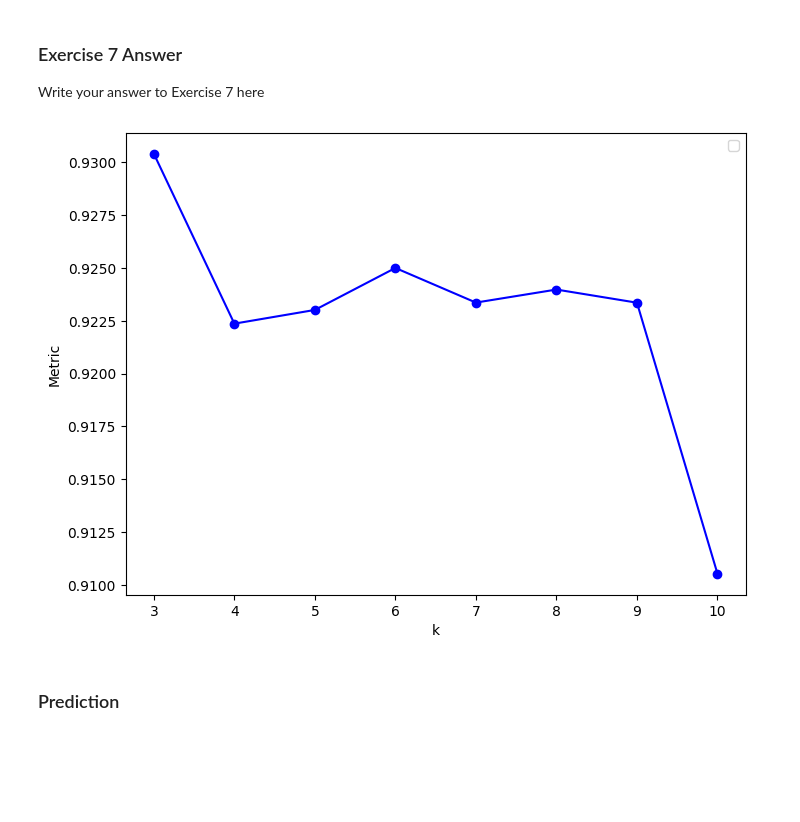
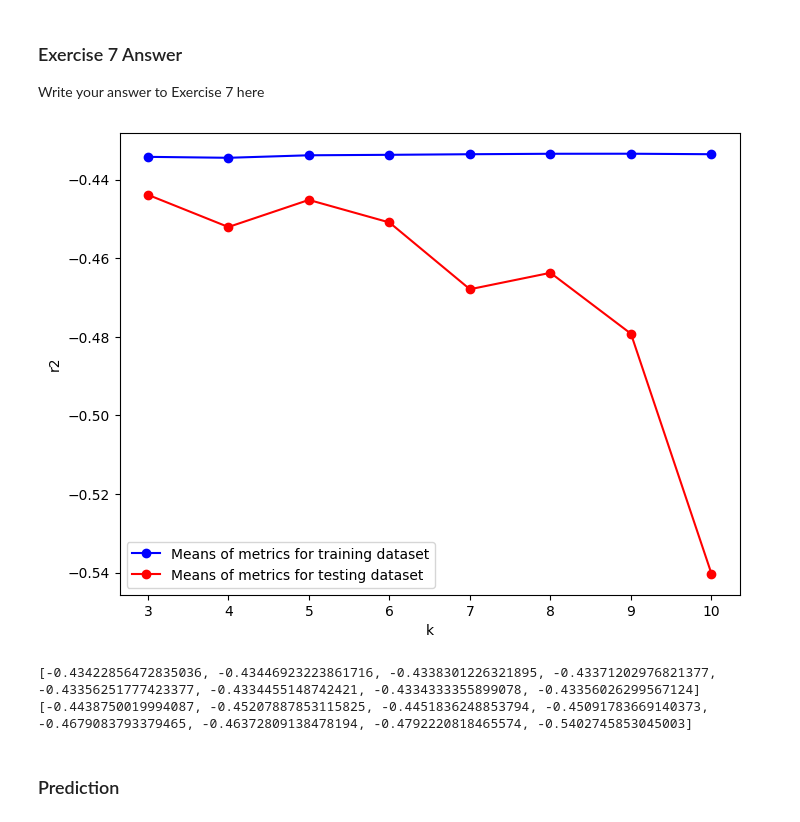
Before and after one commit to sdenyskov/sd995_ads_2024, a Jupyter notebook: notebooks/03-address_glm.ipynb, the cells around one changed output. Cells and saved outputs as stored; diff of their text form; code cells hidden in the pictures; blank space fills up the shorter version.

```diff
--- a/notebooks/03-address_glm.ipynb
+++ b/notebooks/03-address_glm.ipynb
@@ -1061,18 +1171,25 @@ def cross_validation(x, y, k):
 # %%
+metric = "r2"
+
 x = np.array(nssec_df)
 y = np.array(norm_age_df[21])
 
-data = []
+train_data = []
+test_data = []
 
 for k in range(3, 11):
-    metric_list = cross_validation(x, y, k)
-    data.append(np.mean(metric_list))
+    metrics_list = cross_validation(x, y, k, metric)
+    train_metrics = [el[0] for el in metrics_list]
+    test_metrics = [el[1] for el in metrics_list]
+    train_data.append(np.mean(train_metrics))
+    test_data.append(np.mean(test_metrics))
 
 plt.figure(figsize=(8, 6))
-plt.plot(range(3, 11), data, marker='o', linestyle='-', color='b')
+plt.plot(range(3, 11), train_data, marker='o', linestyle='-', color='b', label='Means of metrics for training dataset')
+plt.plot(range(3, 11), test_data, marker='o', linestyle='-', color='r', label='Means of metrics for testing dataset')
 
 plt.xlabel('k')
-plt.ylabel('Metric')
+plt.ylabel(metric)
 plt.xticks(range(3, 11))
 plt.legend()
 plt.show()
@@ -1113,23 +1237,37 @@ def cross_validation(x, y, k):
 # %%
+metric = "r2"
+alpha = 0.05
+L1_wt = 0.0
+
 x = np.array(nssec_df)
 y = np.array(norm_age_df[21])
 
-data = []
+train_data = []
+test_data = []
 
 for k in range(3, 11):
-    metric_list = cross_validation(x, y, k)
-    data.append(np.mean(metric_list))
+    metrics_list = cross_validation(x, y, k, metric, alpha, L1_wt)
+    train_metrics = [el[0] for el in metrics_list]
+    test_metrics = [el[1] for el in metrics_list]
+    train_data.append(np.mean(train_metrics))
+    test_data.append(np.mean(test_metrics))
 
 plt.figure(figsize=(8, 6))
-plt.plot(range(3, 11), data, marker='o', linestyle='-', color='b')
+plt.plot(range(3, 11), train_data, marker='o', linestyle='-', color='b', label='Means of metrics for training dataset')
+plt.plot(range(3, 11), test_data, marker='o', linestyle='-', color='r', label='Means of metrics for testing dataset')
 
 plt.xlabel('k')
-plt.ylabel('Metric')
+plt.ylabel(metric)
 plt.xticks(range(3, 11))
 plt.legend()
 plt.show()
+
+print(train_data)
+print(test_data)
 # %% [output]
-[figure, old version]
+[figure, new version]
+[-0.43422856472835036, -0.43446923223861716, -0.4338301226321895, -0.43371202976821377, -0.43356251777423377, -0.4334455148742421, -0.4334333355899078, -0.43356026299567124]
+[-0.4438750019994087, -0.45207887853115825, -0.4451836248853794, -0.45091783669140373, -0.4679083793379465, -0.46372809138478194, -0.4792220818465574, -0.5402745853045003]
 # %% [markdown]
 ### Prediction
 # %% [markdown]
```
Also changed, not shown: parts of 13 cells of this notebook.
